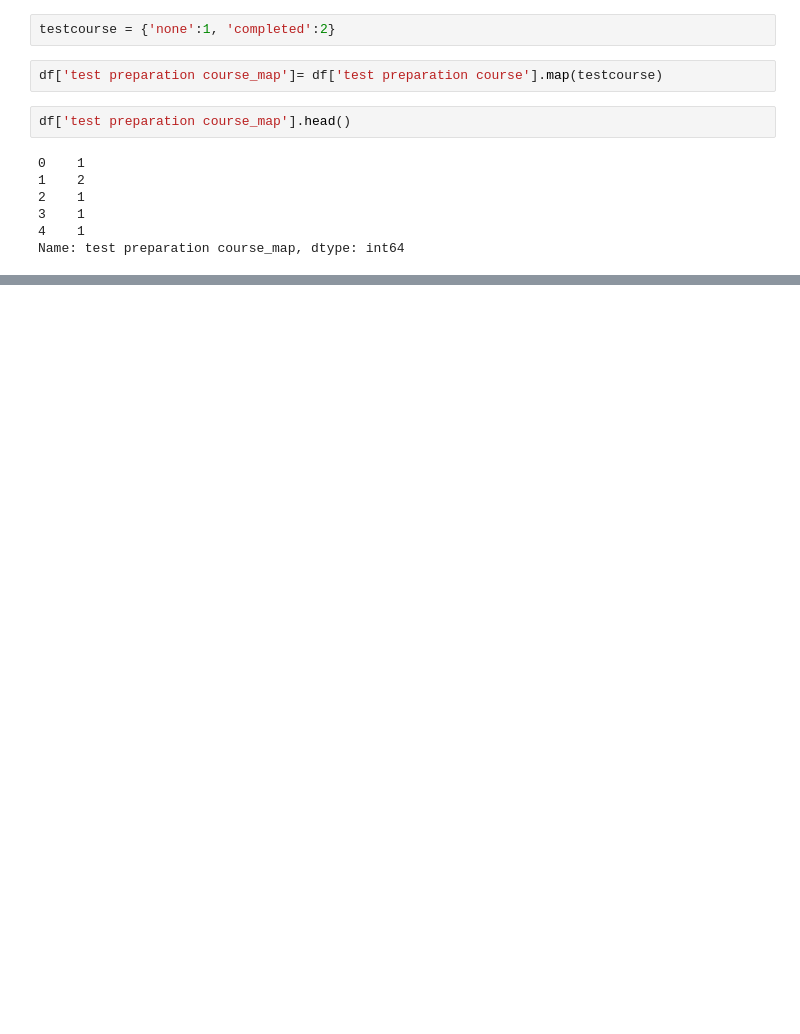
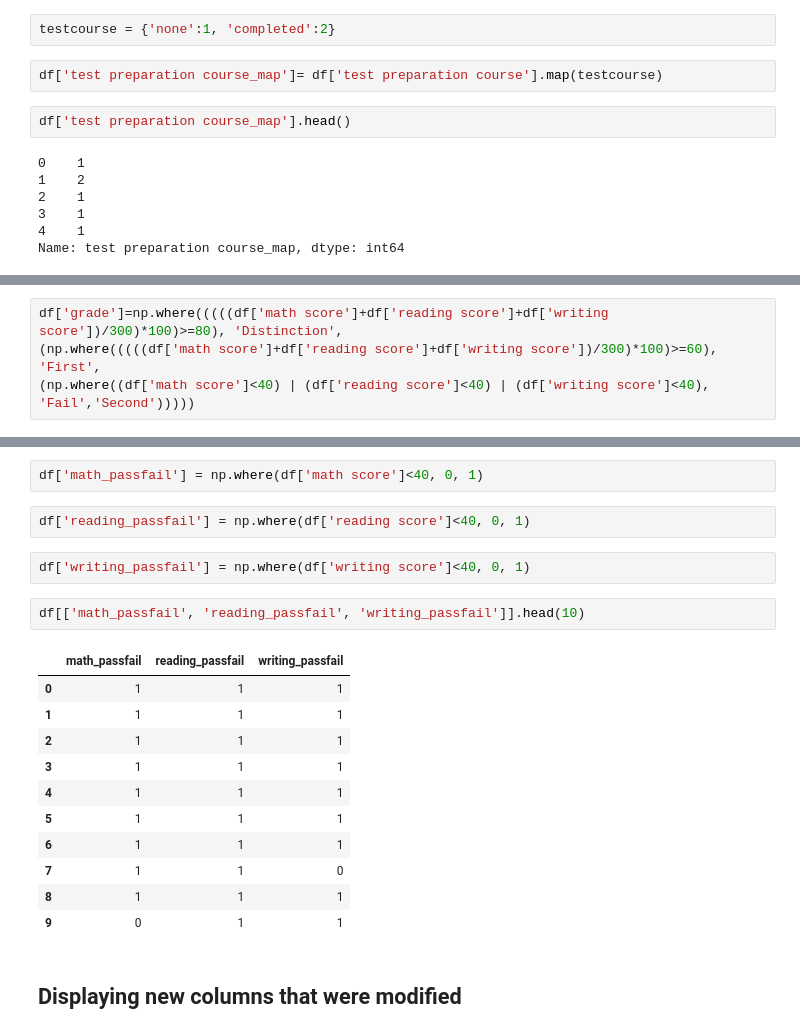
Before and after one commit to zubin-b12/Project, a Jupyter notebook: Cleaning_Data.ipynb, the cells around one changed output, grey strips where cells are left out. Drawn from its saved outputs; the diff is of its cells as text; blank space fills up the shorter version.

```diff
--- a/Cleaning_Data.ipynb
+++ b/Cleaning_Data.ipynb
@@ -135,0 +202,4 @@ Name: test preparation course_map, dtype: int64
+# %%
+df['grade']=np.where(((((df['math score']+df['reading score']+df['writing score'])/300)*100)>=80), 'Distinction',
+(np.where(((((df['math score']+df['reading score']+df['writing score'])/300)*100)>=60), 'First',
+(np.where((df['math score']<40) | (df['reading score']<40) | (df['writing score']<40), 'Fail','Second')))))
@@ -135,0 +221,22 @@ Name: test preparation course_map, dtype: int64
+# %%
+df['math_passfail'] = np.where(df['math score']<40, 0, 1)
+# %%
+df['reading_passfail'] = np.where(df['reading score']<40, 0, 1)
+# %%
+df['writing_passfail'] = np.where(df['writing score']<40, 0, 1)
+# %%
+df[['math_passfail', 'reading_passfail', 'writing_passfail']].head(10)
+# %% [output]
+|  | math_passfail | reading_passfail | writing_passfail |
+| 0 | 1 | 1 | 1 |
+| 1 | 1 | 1 | 1 |
+| 2 | 1 | 1 | 1 |
+| 3 | 1 | 1 | 1 |
+| 4 | 1 | 1 | 1 |
+| 5 | 1 | 1 | 1 |
+| 6 | 1 | 1 | 1 |
+| 7 | 1 | 1 | 0 |
+| 8 | 1 | 1 | 1 |
+| 9 | 0 | 1 | 1 |
+# %% [markdown]
+## Displaying new columns that were modified
```
Also changed, not shown: parts of 57 cells of this notebook, 1 other file.
